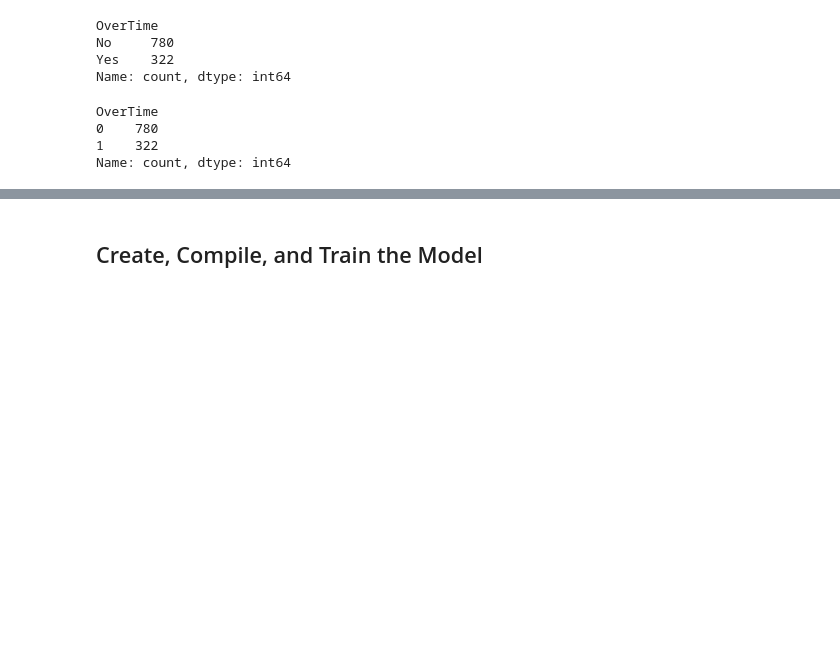
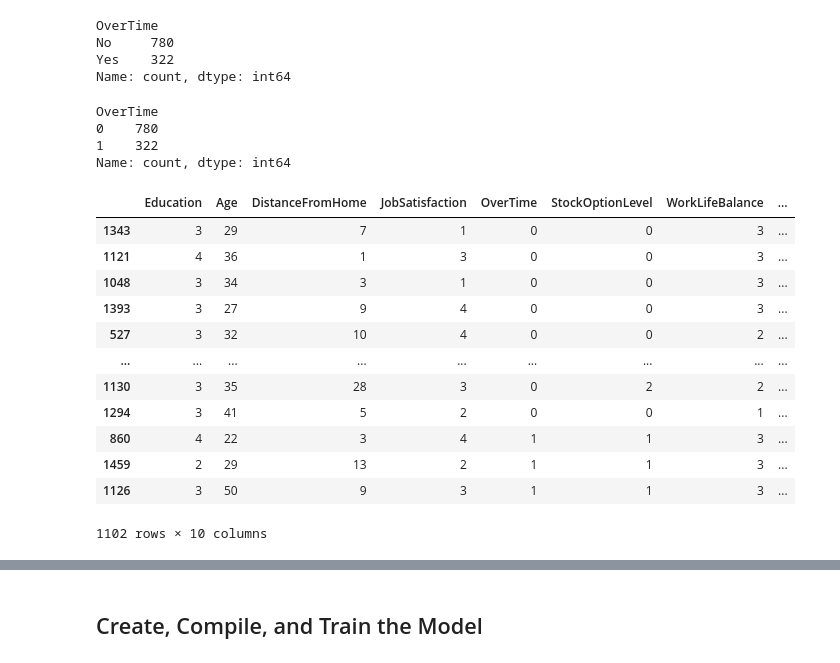
Before and after one commit to etimmons24/neural-network-challenge-2, a Jupyter notebook: attrition.ipynb, the cells around one changed output, grey strips where cells are left out. Saved outputs shown, nothing was run; the diff lists cells and outputs as text; code cells hidden in the pictures; blank space fills up the shorter version.

```diff
--- a/attrition.ipynb
+++ b/attrition.ipynb
@@ -111,6 +111,22 @@ OverTime
 0    780
 1    322
 Name: count, dtype: int64
+# %%
+X_train
+# %% [output]
+|  | Education | Age | DistanceFromHome | JobSatisfaction | OverTime | StockOptionLevel | WorkLifeBalance | ... |
+| 1343 | 3 | 29 | 7 | 1 | 0 | 0 | 3 | ... |
+| 1121 | 4 | 36 | 1 | 3 | 0 | 0 | 3 | ... |
+| 1048 | 3 | 34 | 3 | 1 | 0 | 0 | 3 | ... |
+| 1393 | 3 | 27 | 9 | 4 | 0 | 0 | 3 | ... |
+| 527 | 3 | 32 | 10 | 4 | 0 | 0 | 2 | ... |
+| ... | ... | ... | ... | ... | ... | ... | ... | ... |
+| 1130 | 3 | 35 | 28 | 3 | 0 | 2 | 2 | ... |
+| 1294 | 3 | 41 | 5 | 2 | 0 | 0 | 1 | ... |
+| 860 | 4 | 22 | 3 | 4 | 1 | 1 | 3 | ... |
+| 1459 | 2 | 29 | 13 | 2 | 1 | 1 | 3 | ... |
+| 1126 | 3 | 50 | 9 | 3 | 1 | 1 | 3 | ... |
+1102 rows × 10 columns
 # %%
 # Create a StandardScaler
 scaler = StandardScaler()
```
Also changed, not shown: parts of 14 cells of this notebook.
